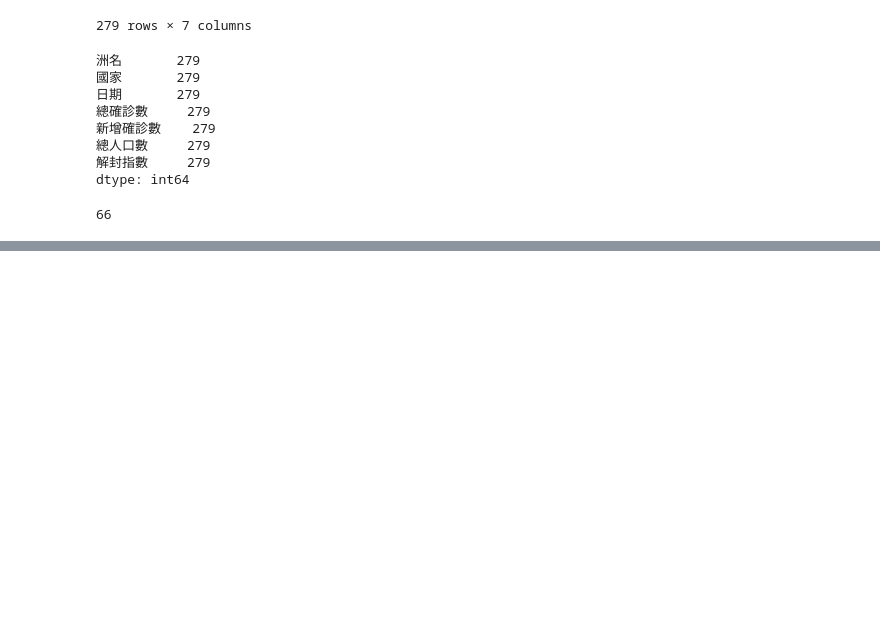
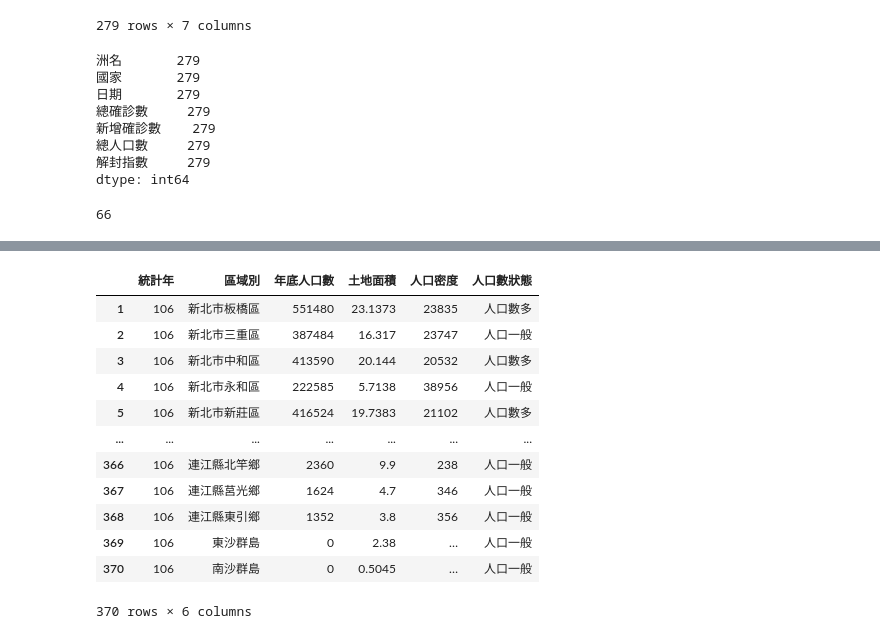
Before and after one commit to angelaleepython/__2024_01_28_Sunday, a Jupyter notebook: lesson18/lesson18_2.ipynb, the cells around one changed output, grey strips where cells are left out. Saved outputs shown, nothing was run; the diff lists cells and outputs as text; code cells hidden in the pictures; blank space fills up the shorter version.

```diff
--- a/lesson18/lesson18_2.ipynb
+++ b/lesson18/lesson18_2.ipynb
@@ -202,0 +210,10 @@ t_j_df.query('新增確診數 >= 10000 and 國家=="日本"').count()['國家']
+# %%
+import pandas as pd
+
+import pandas as pd
+
+df1 = pd.read_csv('各鄉鎮市區人口密度.csv')
+df2 = df1.rename(columns={"statistic_yyy":"統計年",'site_id':'區域別','people_total':'年底人口數','area':'土地面積','population_density':'人口密度'})
+df3 = df2.drop(0)
+df4 = df3.reindex(index=range(1,371))
+df4
@@ -202,0 +272,9 @@ t_j_df.query('新增確診數 >= 10000 and 國家=="日本"').count()['國家']
+# %%
+def ch(value:str) -> int:
+    try:
+        return int(value)
+    except:
+        return 0
+
+df4['年底人口數'] = df4['年底人口數'].map(ch)
+df4.info()
@@ -202,0 +294,23 @@ t_j_df.query('新增確診數 >= 10000 and 國家=="日本"').count()['國家']
+# %%
+def ch1(value:int) -> str:
+    if value >= 413590:
+        return '人口數多'
+    else:
+        return "人口一般"
+
+df4['人口數狀態'] = df4['年底人口數'].map(ch1)
+df4
+# %% [output]
+|  | 統計年 | 區域別 | 年底人口數 | 土地面積 | 人口密度 | 人口數狀態 |
+| 1 | 106 | 新北市板橋區 | 551480 | 23.1373 | 23835 | 人口數多 |
+| 2 | 106 | 新北市三重區 | 387484 | 16.317 | 23747 | 人口一般 |
+| 3 | 106 | 新北市中和區 | 413590 | 20.144 | 20532 | 人口數多 |
+| 4 | 106 | 新北市永和區 | 222585 | 5.7138 | 38956 | 人口一般 |
+| 5 | 106 | 新北市新莊區 | 416524 | 19.7383 | 21102 | 人口數多 |
+| ... | ... | ... | ... | ... | ... | ... |
+| 366 | 106 | 連江縣北竿鄉 | 2360 | 9.9 | 238 | 人口一般 |
+| 367 | 106 | 連江縣莒光鄉 | 1624 | 4.7 | 346 | 人口一般 |
+| 368 | 106 | 連江縣東引鄉 | 1352 | 3.8 | 356 | 人口一般 |
+| 369 | 106 | 東沙群島 | 0 | 2.38 | … | 人口一般 |
+| 370 | 106 | 南沙群島 | 0 | 0.5045 | … | 人口一般 |
+370 rows × 6 columns
```
Also changed, not shown: parts of 6 cells of this notebook, 1 other file.
